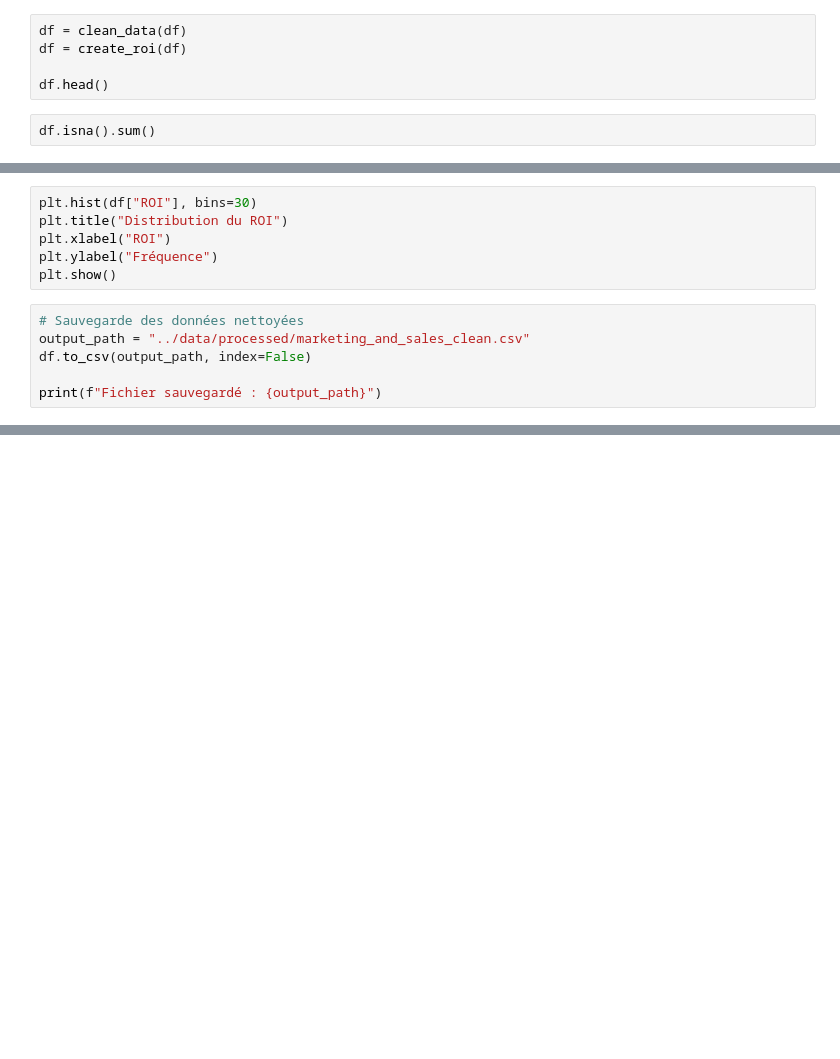
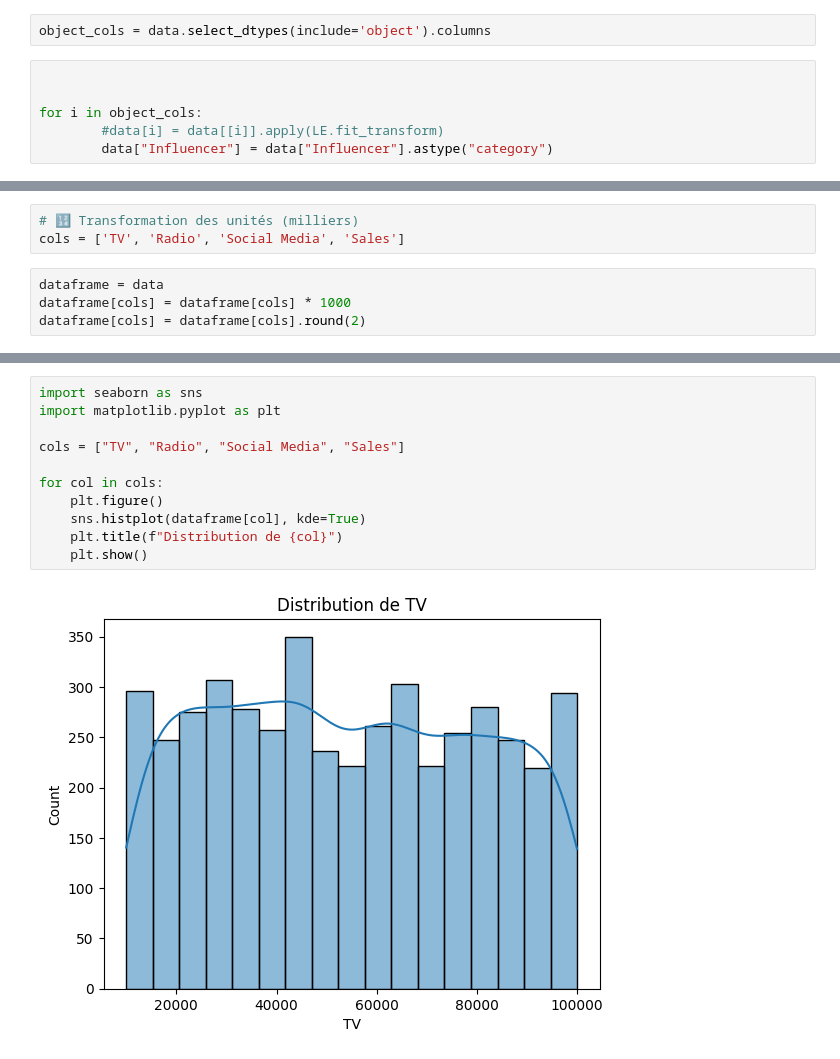
Before and after one commit to judekby/Projet-Data-Science, a Jupyter notebook: notebooks/01_exploration.ipynb, the cells around one changed output, grey strips where cells are left out. Cells and saved outputs as stored; diff of their text form; blank space fills up the shorter version.

```diff
--- a/notebooks/01_exploration.ipynb
+++ b/notebooks/01_exploration.ipynb
@@ -23,7 +54,8 @@ df.describe(include="all")
 # %%
-df = clean_data(df)
-df = create_roi(df)
-
-df.head()
+object_cols = data.select_dtypes(include='object').columns
 # %%
-df.isna().sum()
+
+
+for i in object_cols:
+        #data[i] = data[[i]].apply(LE.fit_transform)
+        data["Influencer"] = data["Influencer"].astype("category")
@@ -32,12 +85,7 @@ df["ROI"].describe()
 # %%
-plt.hist(df["ROI"], bins=30)
-plt.title("Distribution du ROI")
-plt.xlabel("ROI")
-plt.ylabel("Fréquence")
-plt.show()
+# 🔢 Transformation des unités (milliers)
+cols = ['TV', 'Radio', 'Social Media', 'Sales']
 # %%
-# Sauvegarde des données nettoyées
-output_path = "../data/processed/marketing_and_sales_clean.csv"
-df.to_csv(output_path, index=False)
-
-print(f"Fichier sauvegardé : {output_path}")
+dataframe = data
+dataframe[cols] = dataframe[cols] * 1000
+dataframe[cols] = dataframe[cols].round(2)
@@ -43,0 +155,13 @@ print(f"Fichier sauvegardé : {output_path}")
+# %%
+import seaborn as sns
+import matplotlib.pyplot as plt
+
+cols = ["TV", "Radio", "Social Media", "Sales"]
+
+for col in cols:
+    plt.figure()
+    sns.histplot(dataframe[col], kde=True)
+    plt.title(f"Distribution de {col}")
+    plt.show()
+# %% [output]
+[figure, added]
```
Also changed, not shown: parts of 18 cells of this notebook, 19 other files.
